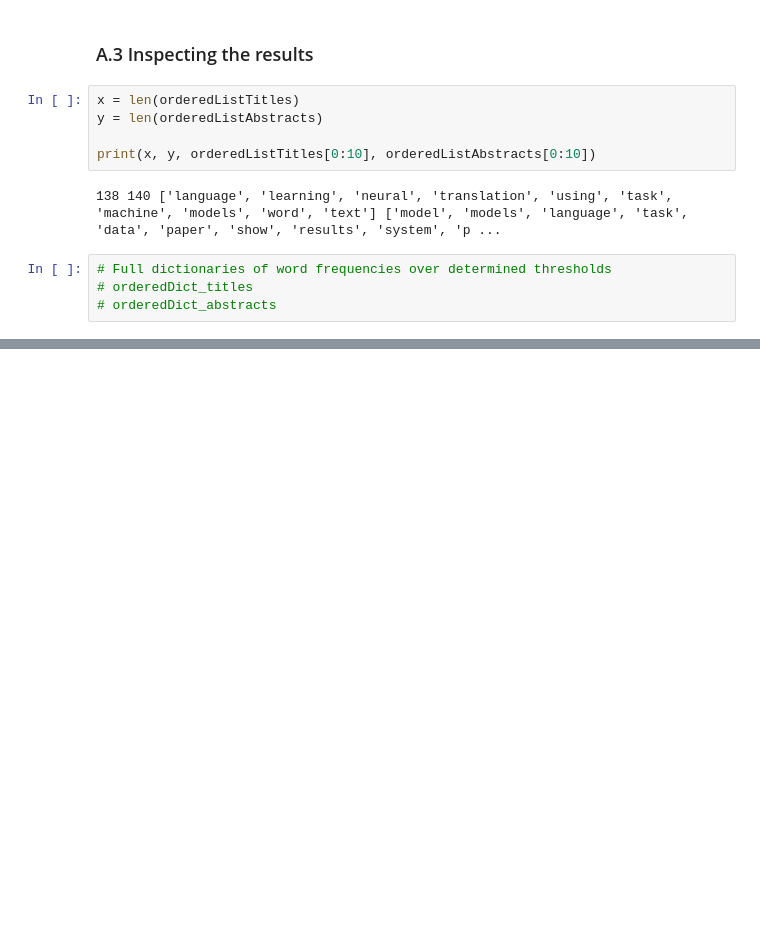
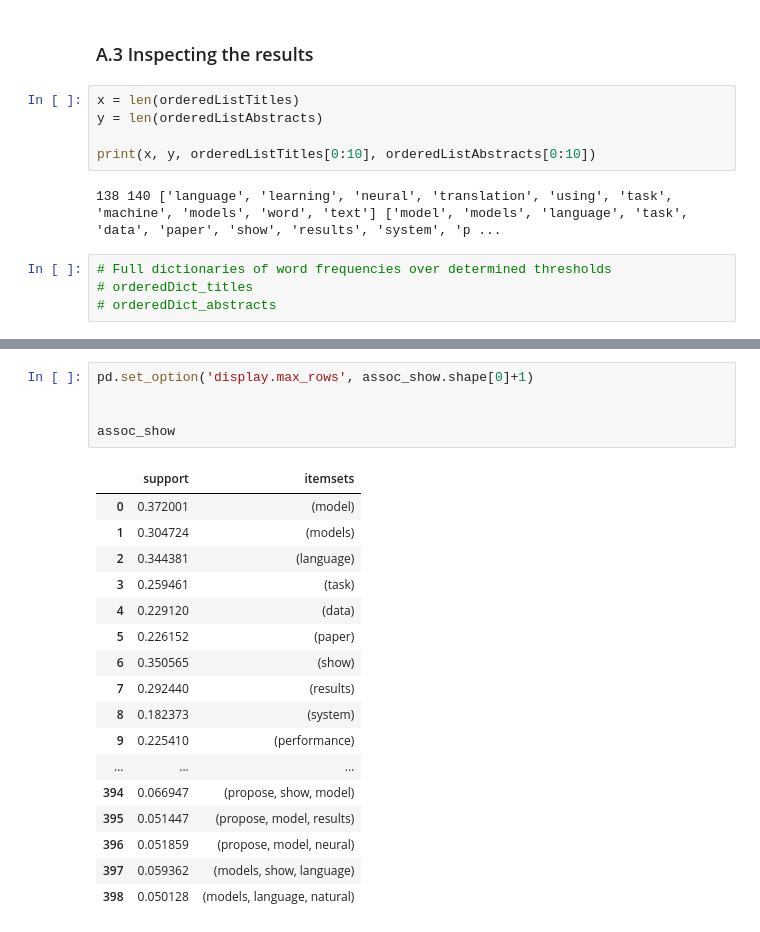
Before and after one commit to betoel/ML_Challenge_group-_41, a Jupyter notebook: Feature_engineering.ipynb, the cells around one changed output, grey strips where cells are left out. Cells and saved outputs as stored; diff of their text form; blank space fills up the shorter version.

```diff
--- a/Feature_engineering.ipynb
+++ b/Feature_engineering.ipynb
@@ -201,0 +355,23 @@ train_df_raw
+# %%
+pd.set_option('display.max_rows', assoc_show.shape[0]+1)
+
+
+assoc_show
+# %% [output]
+|  | support | itemsets |
+| 0 | 0.372001 | (model) |
+| 1 | 0.304724 | (models) |
+| 2 | 0.344381 | (language) |
+| 3 | 0.259461 | (task) |
+| 4 | 0.229120 | (data) |
+| 5 | 0.226152 | (paper) |
+| 6 | 0.350565 | (show) |
+| 7 | 0.292440 | (results) |
+| 8 | 0.182373 | (system) |
+| 9 | 0.225410 | (performance) |
+| ... | ... | ... |
+| 394 | 0.066947 | (propose, show, model) |
+| 395 | 0.051447 | (propose, model, results) |
+| 396 | 0.051859 | (propose, model, neural) |
+| 397 | 0.059362 | (models, show, language) |
+| 398 | 0.050128 | (models, language, natural) |
```
Also changed, not shown: parts of 41 cells of this notebook, 5 other files.
